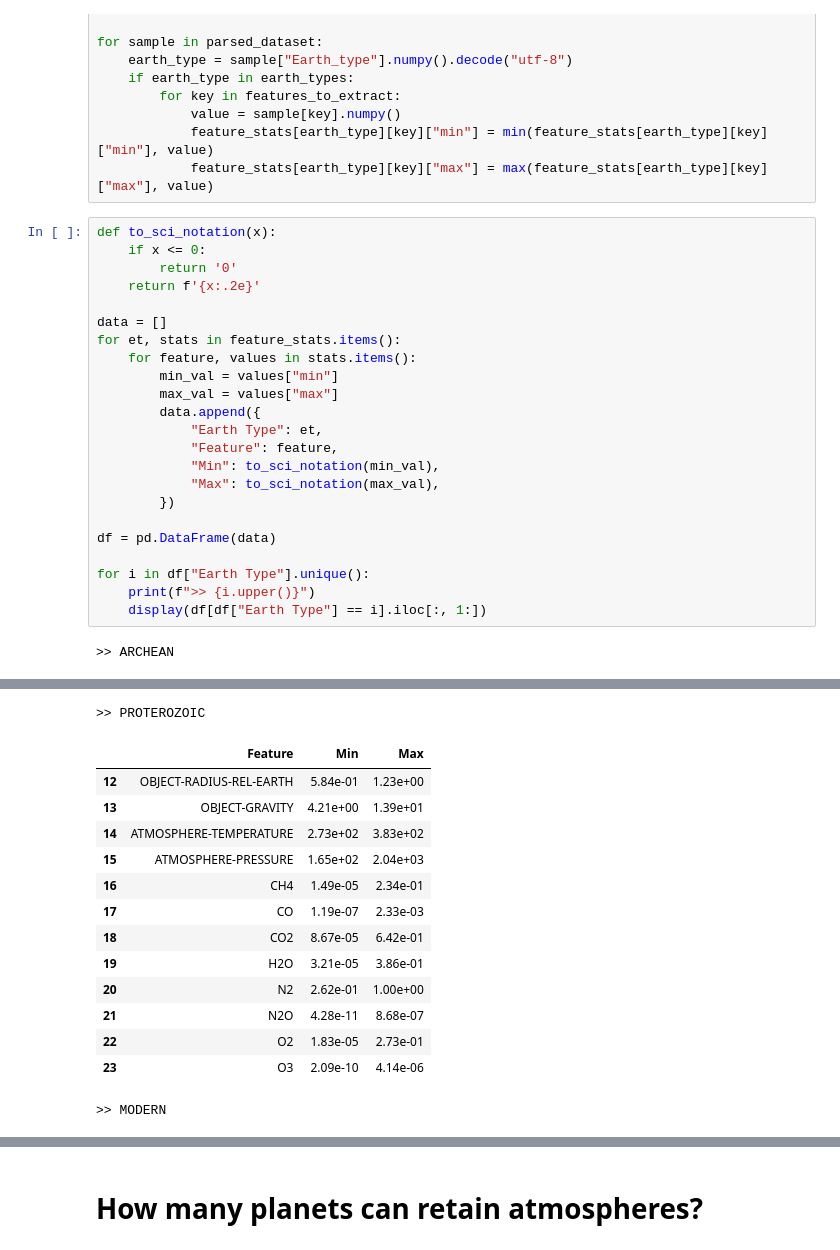
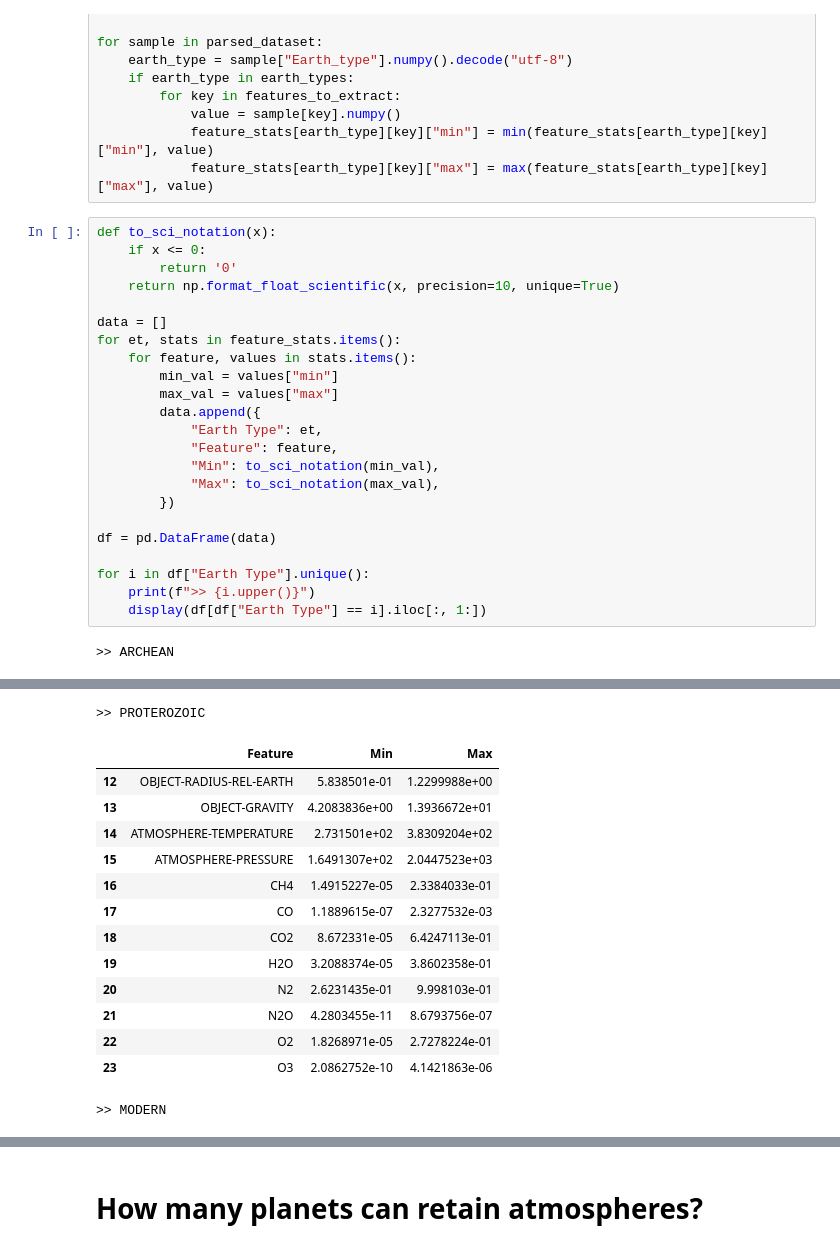
Before and after one commit to SarahBarbosa/geexhp, a Jupyter notebook: examples/5-exploratory_data_analysis.ipynb, the cells around one changed output, grey strips where cells are left out. Drawn from its saved outputs; the diff is of its cells as text.

```diff
--- a/examples/5-exploratory_data_analysis.ipynb
+++ b/examples/5-exploratory_data_analysis.ipynb
@@ -465,7 +465,7 @@ for sample in parsed_dataset:
 def to_sci_notation(x):
     if x <= 0:
         return '0'
-    return f'{x:.2e}'
+    return np.format_float_scientific(x, precision=10, unique=True)
 
 data = []
 for et, stats in feature_stats.items():
@@ -499,19 +499,19 @@ for i in df["Earth Type"].unique():
 | 9 | N2O | 0 | 0 |
 | 10 | O2 | 0 | 0 |
 | 11 | O3 | 0 | 0 |
 >> PROTEROZOIC
 |  | Feature | Min | Max |
-| 12 | OBJECT-RADIUS-REL-EARTH | 5.84e-01 | 1.23e+00 |
-| 13 | OBJECT-GRAVITY | 4.21e+00 | 1.39e+01 |
-| 14 | ATMOSPHERE-TEMPERATURE | 2.73e+02 | 3.83e+02 |
-| 15 | ATMOSPHERE-PRESSURE | 1.65e+02 | 2.04e+03 |
-| 16 | CH4 | 1.49e-05 | 2.34e-01 |
-| 17 | CO | 1.19e-07 | 2.33e-03 |
-| 18 | CO2 | 8.67e-05 | 6.42e-01 |
-| 19 | H2O | 3.21e-05 | 3.86e-01 |
-| 20 | N2 | 2.62e-01 | 1.00e+00 |
-| 21 | N2O | 4.28e-11 | 8.68e-07 |
-| 22 | O2 | 1.83e-05 | 2.73e-01 |
-| 23 | O3 | 2.09e-10 | 4.14e-06 |
+| 12 | OBJECT-RADIUS-REL-EARTH | 5.838501e-01 | 1.2299988e+00 |
+| 13 | OBJECT-GRAVITY | 4.2083836e+00 | 1.3936672e+01 |
+| 14 | ATMOSPHERE-TEMPERATURE | 2.731501e+02 | 3.8309204e+02 |
+| 15 | ATMOSPHERE-PRESSURE | 1.6491307e+02 | 2.0447523e+03 |
+| 16 | CH4 | 1.4915227e-05 | 2.3384033e-01 |
+| 17 | CO | 1.1889615e-07 | 2.3277532e-03 |
+| 18 | CO2 | 8.672331e-05 | 6.4247113e-01 |
+| 19 | H2O | 3.2088374e-05 | 3.8602358e-01 |
+| 20 | N2 | 2.6231435e-01 | 9.998103e-01 |
+| 21 | N2O | 4.2803455e-11 | 8.6793756e-07 |
+| 22 | O2 | 1.8268971e-05 | 2.7278224e-01 |
+| 23 | O3 | 2.0862752e-10 | 4.1421863e-06 |
 >> MODERN
 |  | Feature | Min | Max |
```
Also changed, not shown: parts of 1 cell of this notebook, 6 other files.
